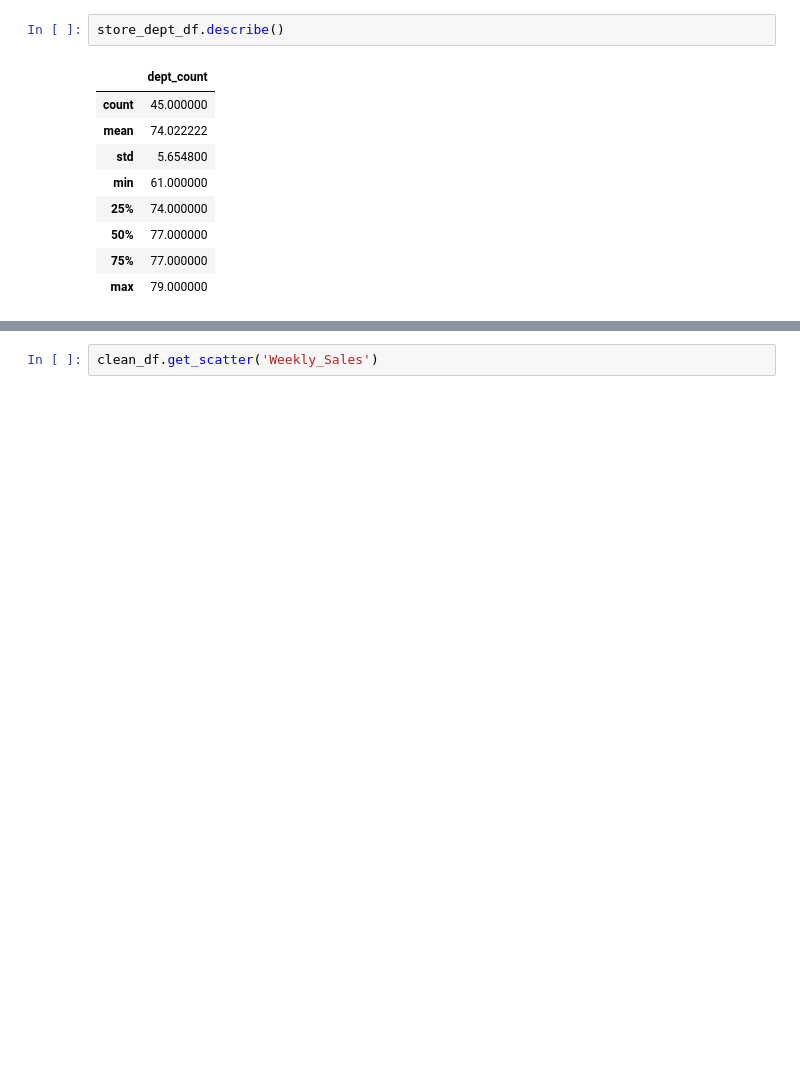
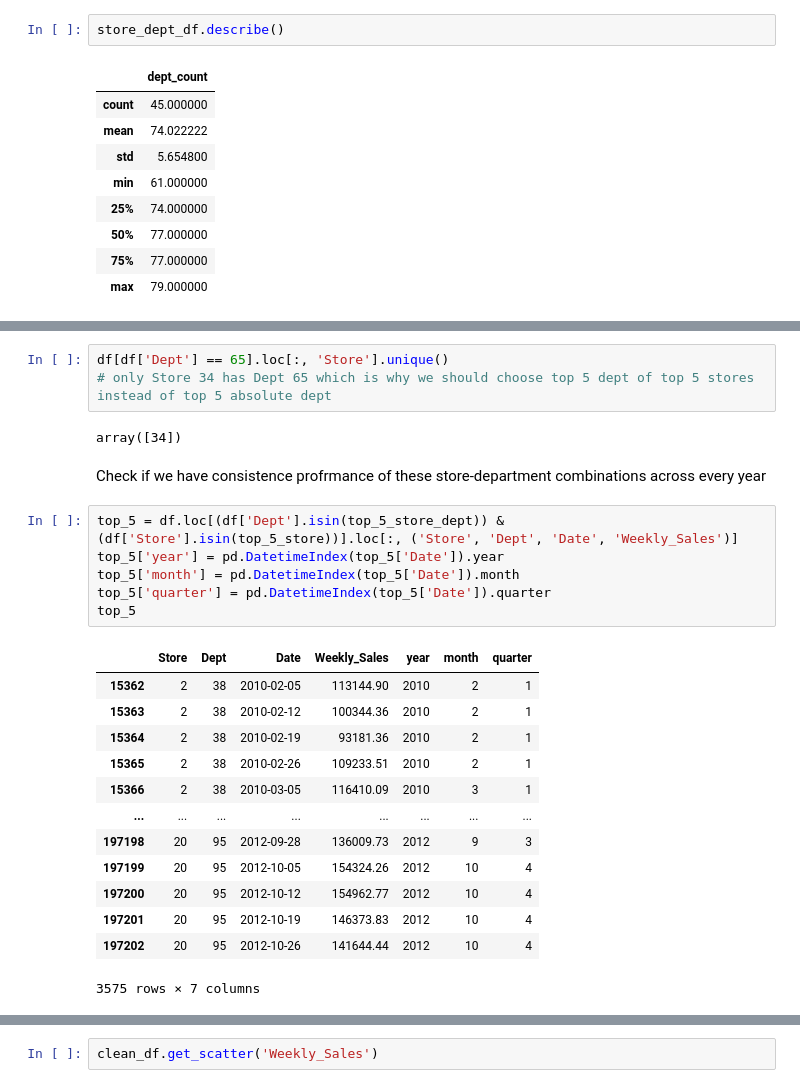
Before and after one commit to jay2jaykp/operation-odessa, a Jupyter notebook: operation_odessa.ipynb, the cells around one changed output, grey strips where cells are left out. Saved outputs shown, nothing was run; the diff lists cells and outputs as text; blank space fills up the shorter version.

```diff
--- a/operation_odessa.ipynb
+++ b/operation_odessa.ipynb
@@ -287,0 +296,27 @@ top_5_dept.sort_values('avg_sales', ascending=False).head()
+# %%
+df[df['Dept'] == 65].loc[:, 'Store'].unique()
+# only Store 34 has Dept 65 which is why we should choose top 5 dept of top 5 stores instead of top 5 absolute dept
+# %% [output]
+array([34])
+# %% [markdown]
+Check if we have consistence profrmance of these store-department combinations across every year
+# %%
+top_5 = df.loc[(df['Dept'].isin(top_5_store_dept)) & (df['Store'].isin(top_5_store))].loc[:, ('Store', 'Dept', 'Date', 'Weekly_Sales')]
+top_5['year'] = pd.DatetimeIndex(top_5['Date']).year
+top_5['month'] = pd.DatetimeIndex(top_5['Date']).month
+top_5['quarter'] = pd.DatetimeIndex(top_5['Date']).quarter
+top_5
+# %% [output]
+|  | Store | Dept | Date | Weekly_Sales | year | month | quarter |
+| 15362 | 2 | 38 | 2010-02-05 | 113144.90 | 2010 | 2 | 1 |
+| 15363 | 2 | 38 | 2010-02-12 | 100344.36 | 2010 | 2 | 1 |
+| 15364 | 2 | 38 | 2010-02-19 | 93181.36 | 2010 | 2 | 1 |
+| 15365 | 2 | 38 | 2010-02-26 | 109233.51 | 2010 | 2 | 1 |
+| 15366 | 2 | 38 | 2010-03-05 | 116410.09 | 2010 | 3 | 1 |
+| ... | ... | ... | ... | ... | ... | ... | ... |
+| 197198 | 20 | 95 | 2012-09-28 | 136009.73 | 2012 | 9 | 3 |
+| 197199 | 20 | 95 | 2012-10-05 | 154324.26 | 2012 | 10 | 4 |
+| 197200 | 20 | 95 | 2012-10-12 | 154962.77 | 2012 | 10 | 4 |
+| 197201 | 20 | 95 | 2012-10-19 | 146373.83 | 2012 | 10 | 4 |
+| 197202 | 20 | 95 | 2012-10-26 | 141644.44 | 2012 | 10 | 4 |
+3575 rows × 7 columns
```
Also changed, not shown: parts of 9 cells of this notebook.
